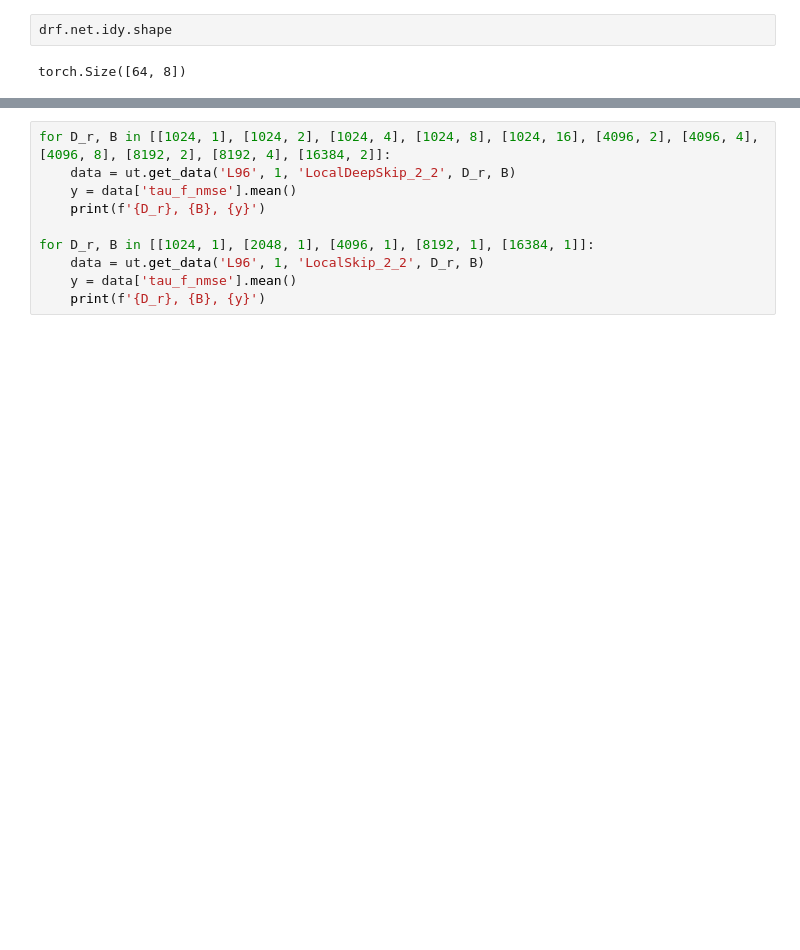
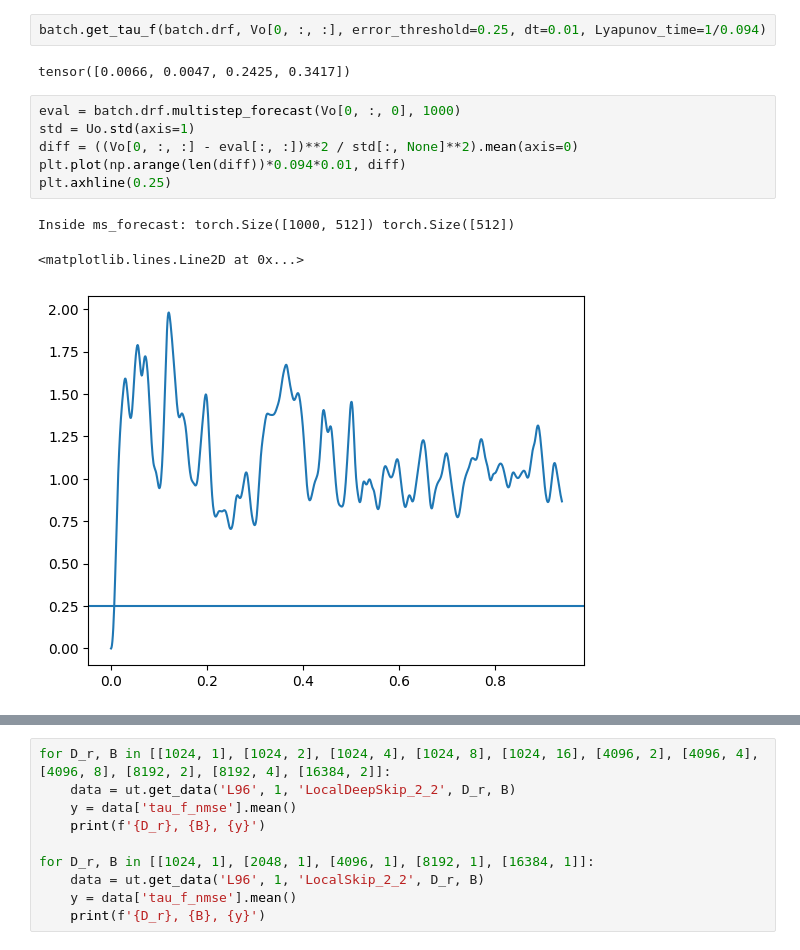
Before and after one commit to pinakm9/DeepRFM, a Jupyter notebook: notebooks/test.ipynb, the cells around one changed output, grey strips where cells are left out. Saved outputs shown, nothing was run; the diff lists cells and outputs as text; blank space fills up the shorter version.

```diff
--- a/notebooks/test.ipynb
+++ b/notebooks/test.ipynb
@@ -50,7 +41,17 @@ drf = localSkip_8_1.DeepRF(500, 4, L0, L1, Uo, beta, name='rf', save_folder=f'{d
 # tau = drf.compute_tau_f(Vo[:100], **{'error_threshold' : 0.25, 'dt': 0.25, 'Lyapunov_time': 1/0.094})
 # tau = drf.compute_tau_f(Vo[:100], **{'error_threshold' : 0.09, 'dt': 0.01, 'Lyapunov_time': 1/2.27})
 # tau[0].mean()
+# %%
+batch.get_tau_f(batch.drf, Vo[0, :, :], error_threshold=0.25, dt=0.01, Lyapunov_time=1/0.094)
+# %% [output]
+tensor([0.0066, 0.0047, 0.2425, 0.3417])
 # %%
-drf.net.idy.shape
+eval = batch.drf.multistep_forecast(Vo[0, :, 0], 1000)
+std = Uo.std(axis=1)
+diff = ((Vo[0, :, :] - eval[:, :])**2 / std[:, None]**2).mean(axis=0)
+plt.plot(np.arange(len(diff))*0.094*0.01, diff)
+plt.axhline(0.25)
 # %% [output]
-torch.Size([64, 8])
+Inside ms_forecast: torch.Size([1000, 512]) torch.Size([512])
+<matplotlib.lines.Line2D at 0x...>
+[figure, added]
```
Also changed, not shown: parts of 11 cells of this notebook, 10 other files.
